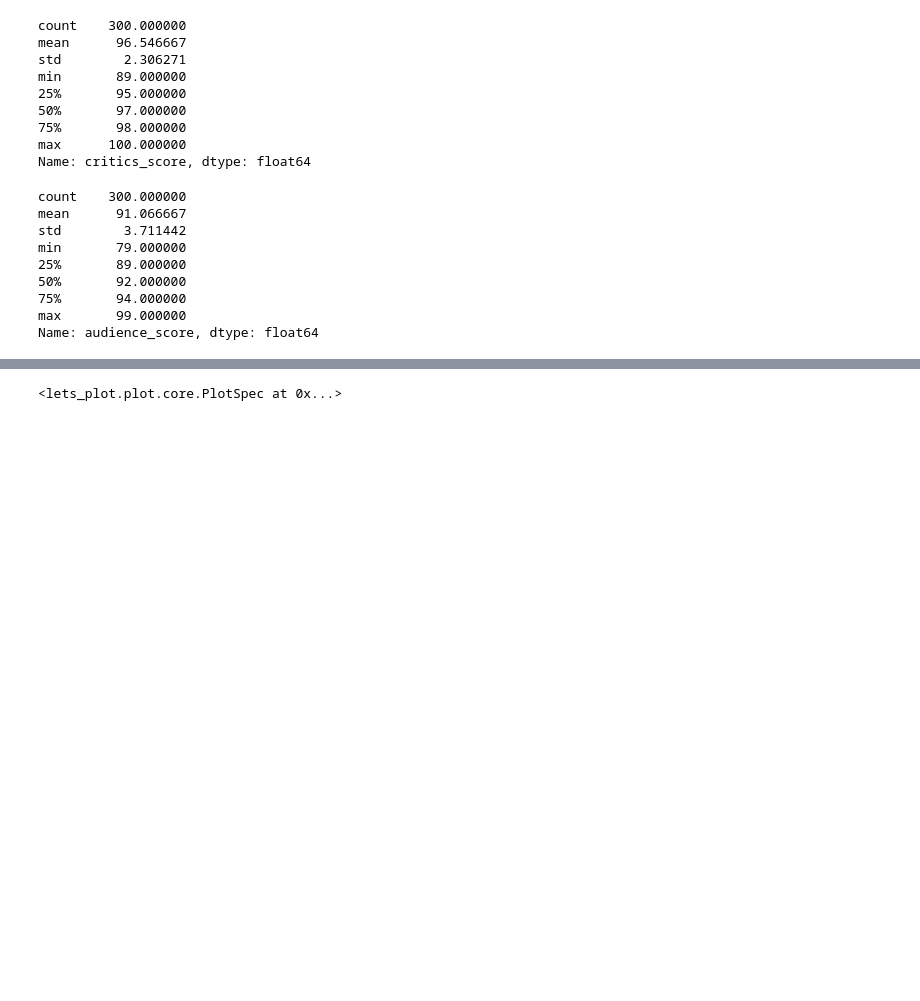
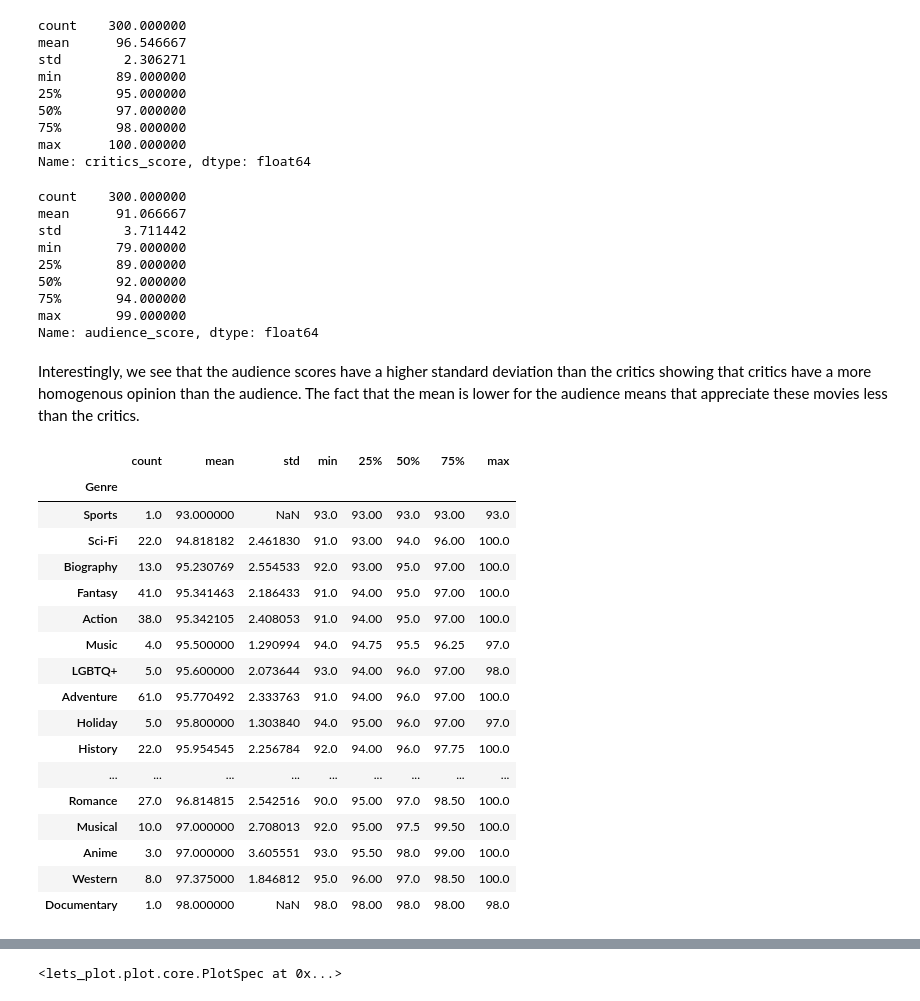
Before and after one commit to LSE-ME204/me204-2024-project-chodani, a Jupyter notebook: notebooks/NB03-EDA-and-Dataviz.ipynb, the cells around one changed output, grey strips where cells are left out. Saved outputs shown, nothing was run; the diff lists cells and outputs as text; code cells hidden in the pictures; blank space fills up the shorter version.

```diff
--- a/notebooks/NB03-EDA-and-Dataviz.ipynb
+++ b/notebooks/NB03-EDA-and-Dataviz.ipynb
@@ -137,3 +139,28 @@ min       79.000000
 75%       94.000000
 max       99.000000
 Name: audience_score, dtype: float64
+# %% [markdown]
+Interestingly, we see that the audience scores have a higher standard deviation than the critics showing that critics have a more homogenous opinion than the audience. The fact that the mean is lower for the audience means that appreciate these movies less than the critics.
+# %%
+genre_critics = top_df.explode('Genre').groupby('Genre')['critics_score'].describe().sort_values(by=['mean'])
+#genre_critics = genre_critics.drop(genre_critics[genre_critics."count" < 10].index)
+genre_critics
+# %% [output]
+|  | count | mean | std | min | 25% | 50% | 75% | max |
+| Genre |  |  |  |  |  |  |  |  |
+| Sports | 1.0 | 93.000000 | NaN | 93.0 | 93.00 | 93.0 | 93.00 | 93.0 |
+| Sci-Fi | 22.0 | 94.818182 | 2.461830 | 91.0 | 93.00 | 94.0 | 96.00 | 100.0 |
+| Biography | 13.0 | 95.230769 | 2.554533 | 92.0 | 93.00 | 95.0 | 97.00 | 100.0 |
+| Fantasy | 41.0 | 95.341463 | 2.186433 | 91.0 | 94.00 | 95.0 | 97.00 | 100.0 |
+| Action | 38.0 | 95.342105 | 2.408053 | 91.0 | 94.00 | 95.0 | 97.00 | 100.0 |
+| Music | 4.0 | 95.500000 | 1.290994 | 94.0 | 94.75 | 95.5 | 96.25 | 97.0 |
+| LGBTQ+ | 5.0 | 95.600000 | 2.073644 | 93.0 | 94.00 | 96.0 | 97.00 | 98.0 |
+| Adventure | 61.0 | 95.770492 | 2.333763 | 91.0 | 94.00 | 96.0 | 97.00 | 100.0 |
+| Holiday | 5.0 | 95.800000 | 1.303840 | 94.0 | 95.00 | 96.0 | 97.00 | 97.0 |
+| History | 22.0 | 95.954545 | 2.256784 | 92.0 | 94.00 | 96.0 | 97.75 | 100.0 |
+| ... | ... | ... | ... | ... | ... | ... | ... | ... |
+| Romance | 27.0 | 96.814815 | 2.542516 | 90.0 | 95.00 | 97.0 | 98.50 | 100.0 |
+| Musical | 10.0 | 97.000000 | 2.708013 | 92.0 | 95.00 | 97.5 | 99.50 | 100.0 |
+| Anime | 3.0 | 97.000000 | 3.605551 | 93.0 | 95.50 | 98.0 | 99.00 | 100.0 |
+| Western | 8.0 | 97.375000 | 1.846812 | 95.0 | 96.00 | 97.0 | 98.50 | 100.0 |
+| Documentary | 1.0 | 98.000000 | NaN | 98.0 | 98.00 | 98.0 | 98.00 | 98.0 |
```
Also changed, not shown: parts of 20 cells of this notebook, 1 other file.
